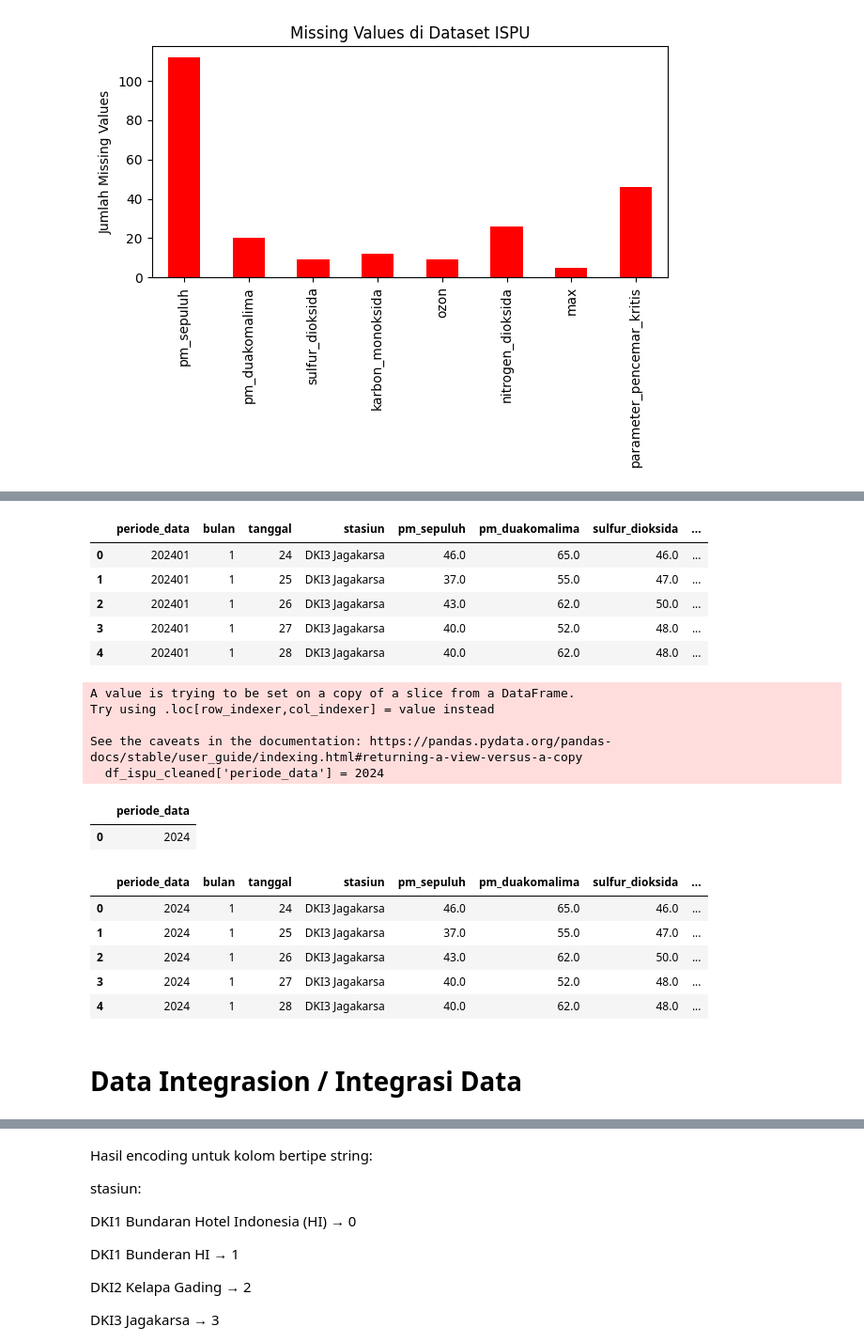
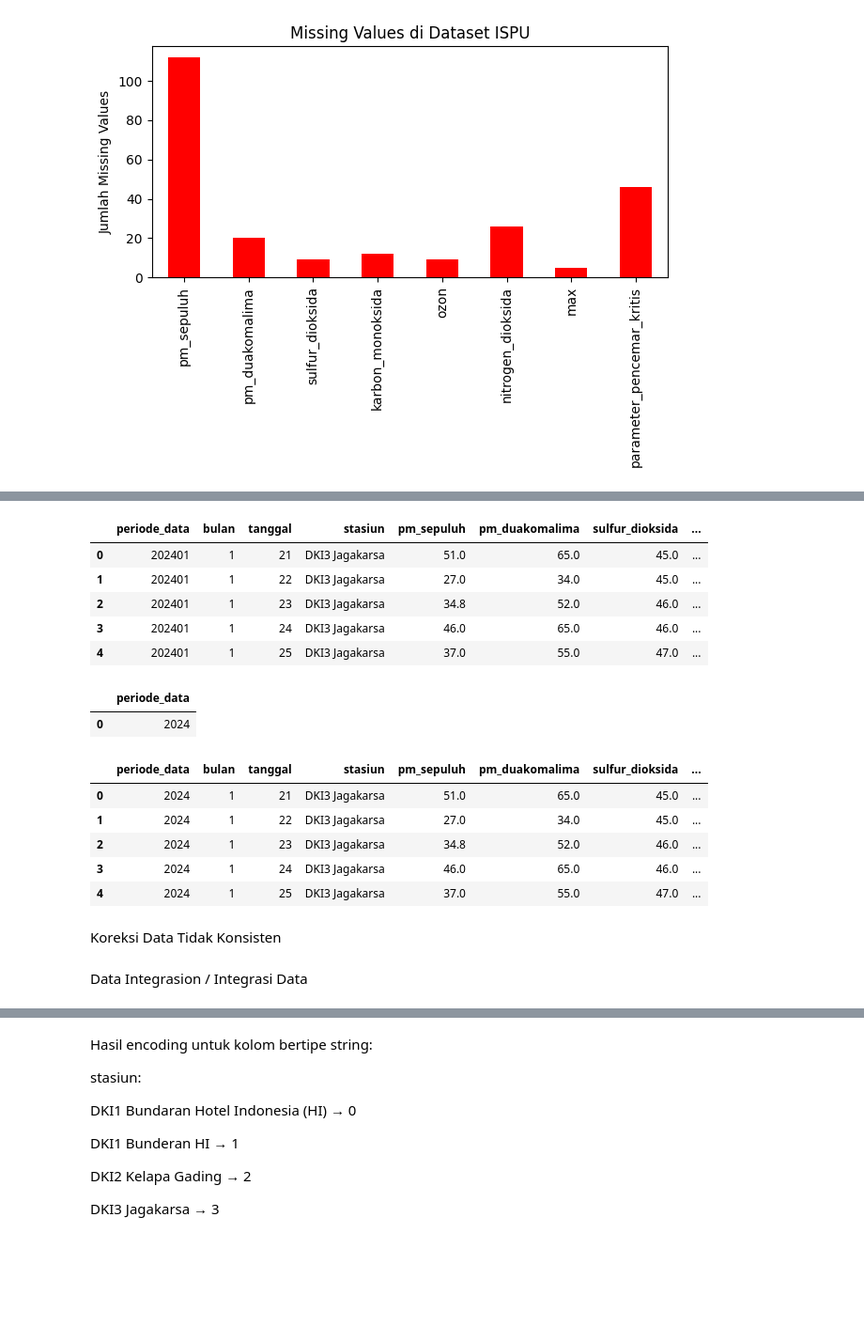
Before and after one commit to Anezz12/PROYEK-DATA-MINING, a Jupyter notebook: DATA_PREPARATION_22_11_4958.ipynb, the cells around one changed output, grey strips where cells are left out. Shown at 94% size. Cells and saved outputs as stored; diff of their text form; code cells hidden in the pictures; blank space fills up the shorter version.

```diff
--- a/DATA_PREPARATION_22_11_4958.ipynb
+++ b/DATA_PREPARATION_22_11_4958.ipynb
@@ -222,0 +141,16 @@ outliers_population = df_population[numeric_columns_population].lt(0).sum()
+# %%
+# Mengimpor pustaka yang diperlukan
+import pandas as pd
+from sklearn.impute import KNNImputer
+
+# Menangani missing value untuk kolom numerik menggunakan KNN Imputer
+numerical_columns = ['pm_sepuluh', 'pm_duakomalima', 'sulfur_dioksida', 'karbon_monoksida', 'ozon', 'nitrogen_dioksida', 'max']
+imputer = KNNImputer(n_neighbors=5)
+df_ispu[numerical_columns] = imputer.fit_transform(df_ispu[numerical_columns])
+
+# Menangani missing value untuk kolom kategorikal menggunakan mode
+df_ispu['parameter_pencemar_kritis'] = df_ispu['parameter_pencemar_kritis'].fillna(df_ispu['parameter_pencemar_kritis'].mode()[0])
+
+# Menampilkan hasil setelah imputasi
+print("✅ Missing value telah ditangani!")
+print(df_ispu.isnull().sum())
@@ -304,39 +312,36 @@ Passing `palette` without assigning `hue` is deprecated and will be removed in v
   sns.countplot(y=df[col], order=df[col].value_counts().index, palette="viridis")
 ... (3 outputs left out)
 # %%
-df_ispu_cleaned.head()
+df_ispu.head()
 # %% [output]
 |  | periode_data | bulan | tanggal | stasiun | pm_sepuluh | pm_duakomalima | sulfur_dioksida | ... |
-| 0 | 202401 | 1 | 24 | DKI3 Jagakarsa | 46.0 | 65.0 | 46.0 | ... |
-| 1 | 202401 | 1 | 25 | DKI3 Jagakarsa | 37.0 | 55.0 | 47.0 | ... |
-| 2 | 202401 | 1 | 26 | DKI3 Jagakarsa | 43.0 | 62.0 | 50.0 | ... |
-| 3 | 202401 | 1 | 27 | DKI3 Jagakarsa | 40.0 | 52.0 | 48.0 | ... |
-| 4 | 202401 | 1 | 28 | DKI3 Jagakarsa | 40.0 | 62.0 | 48.0 | ... |
+| 0 | 202401 | 1 | 21 | DKI3 Jagakarsa | 51.0 | 65.0 | 45.0 | ... |
+| 1 | 202401 | 1 | 22 | DKI3 Jagakarsa | 27.0 | 34.0 | 45.0 | ... |
+| 2 | 202401 | 1 | 23 | DKI3 Jagakarsa | 34.8 | 52.0 | 46.0 | ... |
+| 3 | 202401 | 1 | 24 | DKI3 Jagakarsa | 46.0 | 65.0 | 46.0 | ... |
+| 4 | 202401 | 1 | 25 | DKI3 Jagakarsa | 37.0 | 55.0 | 47.0 | ... |
 # %%
 # Ubah semua nilai 'periode_data' di dataset ISPU menjadi 2024
-df_ispu_cleaned['periode_data'] = 2024
+df_ispu['periode_data'] = 2024
 
 # Cek apakah perubahan berhasil
-df_ispu_cleaned[['periode_data']].drop_duplicates()
+df_ispu[['periode_data']].drop_duplicates()
 # %% [output]
-A value is trying to be set on a copy of a slice from a DataFrame.
-Try using .loc[row_indexer,col_indexer] = value instead
-
-See the caveats in the documentation: https://pandas.pydata.org/pandas-docs/stable/user_guide/indexing.html#returning-a-view-versus-a-copy
-  df_ispu_cleaned['periode_data'] = 2024
 |  | periode_data |
 | 0 | 2024 |
 # %%
-df_ispu_cleaned.head()
+df_ispu.head()
 # %% [output]
 |  | periode_data | bulan | tanggal | stasiun | pm_sepuluh | pm_duakomalima | sulfur_dioksida | ... |
-| 0 | 2024 | 1 | 24 | DKI3 Jagakarsa | 46.0 | 65.0 | 46.0 | ... |
-| 1 | 2024 | 1 | 25 | DKI3 Jagakarsa | 37.0 | 55.0 | 47.0 | ... |
-| 2 | 2024 | 1 | 26 | DKI3 Jagakarsa | 43.0 | 62.0 | 50.0 | ... |
-| 3 | 2024 | 1 | 27 | DKI3 Jagakarsa | 40.0 | 52.0 | 48.0 | ... |
-| 4 | 2024 | 1 | 28 | DKI3 Jagakarsa | 40.0 | 62.0 | 48.0 | ... |
+| 0 | 2024 | 1 | 21 | DKI3 Jagakarsa | 51.0 | 65.0 | 45.0 | ... |
+| 1 | 2024 | 1 | 22 | DKI3 Jagakarsa | 27.0 | 34.0 | 45.0 | ... |
+| 2 | 2024 | 1 | 23 | DKI3 Jagakarsa | 34.8 | 52.0 | 46.0 | ... |
+| 3 | 2024 | 1 | 24 | DKI3 Jagakarsa | 46.0 | 65.0 | 46.0 | ... |
+| 4 | 2024 | 1 | 25 | DKI3 Jagakarsa | 37.0 | 55.0 | 47.0 | ... |
+# %% [markdown]
+Koreksi Data Tidak Konsisten
 # %% [markdown]
-# Data Integrasion / Integrasi Data
+Data Integrasion / Integrasi Data
 # %%
 # Memberi nama kolom yang sesuai
 df_population .columns = ["periode_data", "wilayah", "kecamatan", "kelurahan", "jumlah_penduduk", "jumlah_kepadatan"]
```
Also changed, not shown: parts of 37 cells of this notebook, 2 other files.
